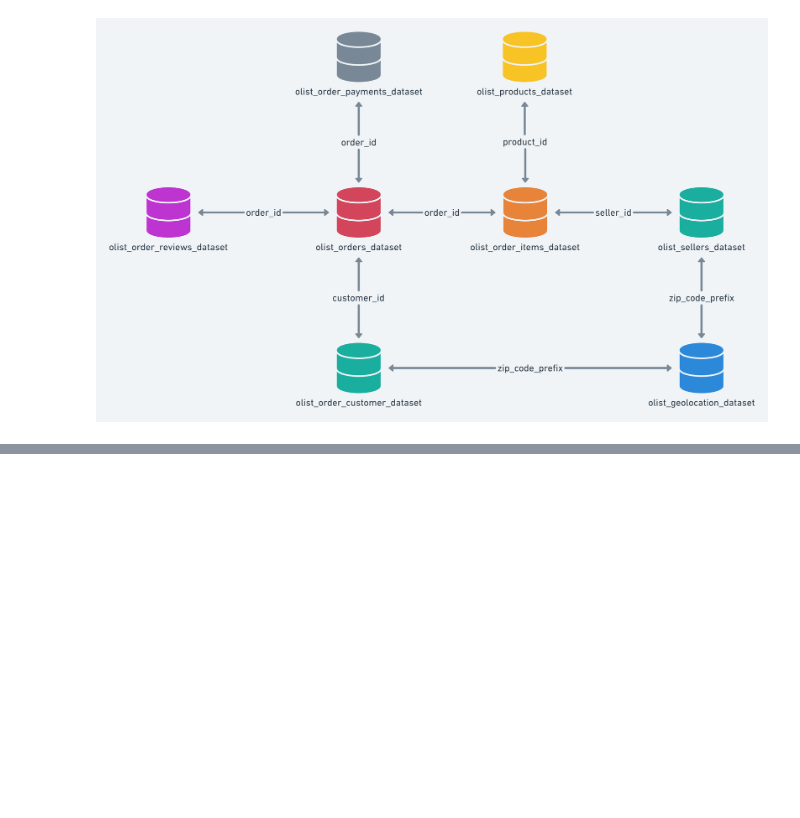
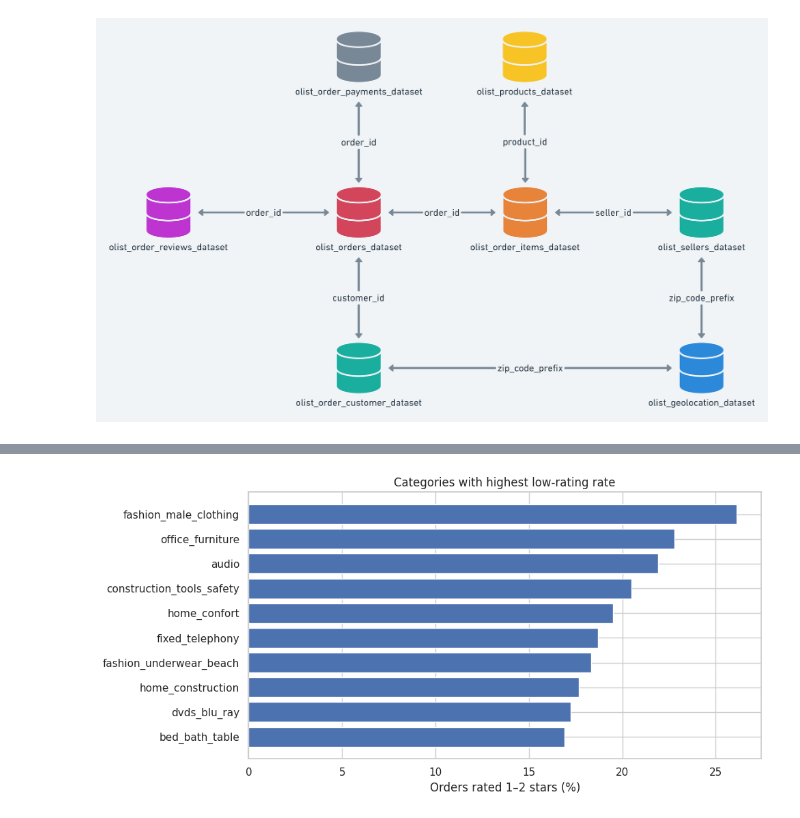
Before and after one commit to kevinmullet/olist-analysis, a Jupyter notebook: olist_customers.ipynb, the cells around one changed output, grey strips where cells are left out. Cells and saved outputs as stored; diff of their text form; code cells hidden in the pictures; blank space fills up the shorter version.

```diff
--- a/olist_customers.ipynb
+++ b/olist_customers.ipynb
@@ -294,0 +317,19 @@ LIMIT 10
+# %%
+low_rated = q("""
+SELECT
+  t.product_category_name_english AS category,
+  COUNT(DISTINCT i.order_id) AS total_orders,
+  ROUND(100.0*COUNT(DISTINCT CASE
+  WHEN r.review_score <= 2
+  THEN i.order_id
+  END)/COUNT(DISTINCT i.order_id),2) AS pct_low_rated
+FROM order_reviews r
+JOIN order_items i ON r.order_id = i.order_id
+JOIN products p ON i.product_id = p.product_id
+JOIN product_category_name_translation t ON p.product_category_name = t.product_category_name
+GROUP BY category
+HAVING COUNT(DISTINCT i.order_id) >= 50
+ORDER BY pct_low_rated DESC
+LIMIT 10
+""")
+display(low_rated)
@@ -294,0 +379,9 @@ LIMIT 10
+# %%
+plt.figure(figsize=(10,5))
+plt.barh(low_rated['category'][::-1], low_rated['pct_low_rated'][::-1])
+plt.title('Categories with highest low-rating rate')
+plt.xlabel('Orders rated 1–2 stars (%)')
+plt.tight_layout()
+plt.show()
+# %% [output]
+[figure, added]
```
Also changed, not shown: parts of 48 cells of this notebook.
